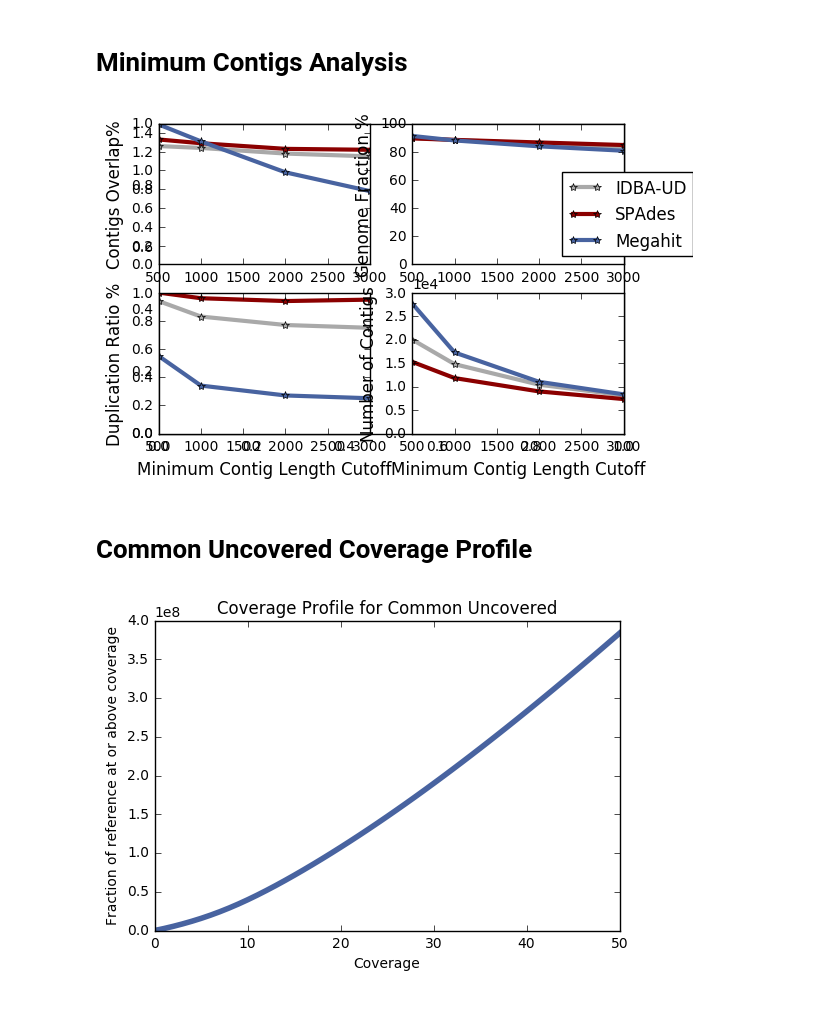
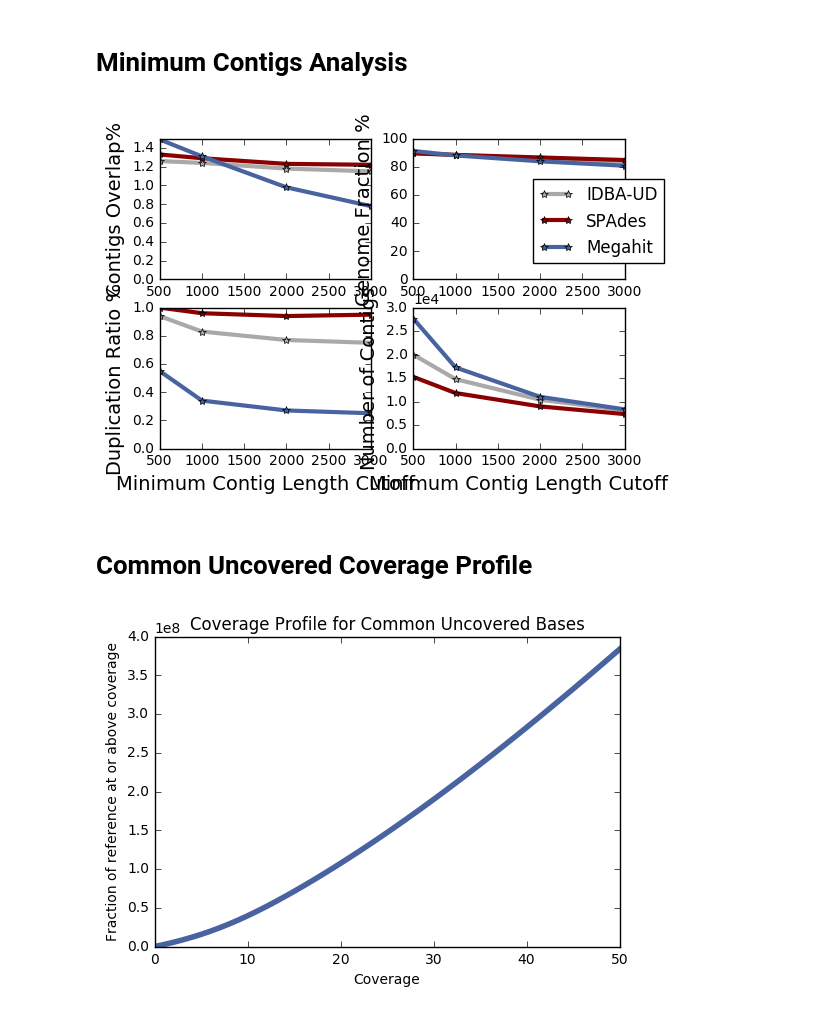
Before and after one commit to dib-lab/2015-metagenome-assembly, a Jupyter notebook: pipeline/figures.ipynb, the cells around one changed output. Drawn from its saved outputs; the diff is of its cells as text; code cells hidden in the pictures.

Commit message:
fix min-contig figure

```diff
--- a/pipeline/figures.ipynb
+++ b/pipeline/figures.ipynb
@@ -100,7 +102,7 @@ plt.show()
 import matplotlib.pyplot as plt
 
 fig3 = plt.figure()
-ax = fig3.add_subplot(111)
+#ax = fig3.add_subplot(111)
 ## the data
 N =4
 
@@ -222,7 +224,7 @@ tl_sqc= ax0.plot(contigs, mc_sqc_ms,color='#8B0000', linestyle='solid', linewidt
 
 tl_mqc= ax0.plot(contigs, mc_mqc_ms,color='#4863A0', linestyle='solid', linewidth=3, label ='Megahit', marker ="*")
 
-plt.ylabel('Contigs Overlap%', fontsize=12)
+plt.ylabel('Contigs Overlap%', fontsize=14)
 plt.ylim(ymax = 1.5, ymin = 0)
 
 
@@ -234,7 +236,7 @@ tl_sqc= ax1.plot(contigs, mc_sqc_gf,color='#8B0000', linestyle='solid', linewidt
 
 tl_mqc= ax1.plot(contigs, mc_mqc_gf,color='#4863A0', linestyle='solid', linewidth=3, label ='Megahit', marker ="*")
 
-plt.ylabel('Genome Fraction %', fontsize=12)
+plt.ylabel('Genome Fraction %', fontsize=14)
 plt.ylim(ymax =100, ymin = 0)
 
 
@@ -247,45 +249,45 @@ tl_sqc= ax2.plot(contigs, mc_sqc_dr,color='#8B0000', linestyle='solid', linewidt
 
 tl_mqc= ax2.plot(contigs, mc_mqc_dr,color='#4863A0', linestyle='solid', linewidth=3, label ='Megahit', marker ="*")
 
-plt.ylabel('Duplication Ratio %', fontsize=12)
+plt.ylabel('Duplication Ratio %', fontsize=14)
 plt.ylim( ymin = 0)
 
 
 
 ax3 = fig3.add_subplot(224)
 
 tl_iqc=ax3.plot(contigs, mc_iqc_nc,color='#A9A9A9', linestyle='solid', linewidth=3, label ='IDBA-UD', marker ="*")
 
 tl_sqc= ax3.plot(contigs, mc_sqc_nc,color='#8B0000', linestyle='solid', linewidth=3, label ='SPAdes', marker ="*")
 
 tl_mqc= ax3.plot(contigs, mc_mqc_nc,color='#4863A0', linestyle='solid', linewidth=3, label ='Megahit', marker ="*")
 ax3.ticklabel_format(style='sci', axis='y', scilimits=(8000,80000))
 
 plt.ylim(ymin = 0)
 
-plt.ylabel('Number of Contigs', fontsize=12)
+plt.ylabel('Number of Contigs', fontsize=14)
 
 
 #pylab.setp(ax1.get_xticklabels(), visible=False)
 #pylab.setp(ax2.get_xticklabels(), visible=False)
 #pylab.setp(ax3.get_xticklabels(), visible=False)
 
 
 #ax3.set_xlabel('Minimum Contig Length Cutoff', fontsize=9)
-ax2.set_xlabel('Minimum Contig Length Cutoff', fontsize=12)
-ax3.set_xlabel('Minimum Contig Length Cutoff', fontsize=12)
+ax2.set_xlabel('Minimum Contig Length Cutoff', fontsize=14)
+ax3.set_xlabel('Minimum Contig Length Cutoff', fontsize=14)
 
 
 #plt.legend(loc=(0.68, 0.60), bbox_to_anchor=(0.95, 0.60),fancybox=True, shadow=True, ncol=1)
 #fig.legend((mc_iqc_dr,mc_sqc_dr, mc_mqc_dr), ('IDBA', 'SPAdes', 'Megahit'),loc = 'upper left', ncol=2, labelspacing=0. )
 ax = gca()
 h, l = ax.get_legend_handles_labels()
-figlegend(h, l,  loc= (0.78, 0.60))
+figlegend(h, l,  loc= (0.75, 0.60))
 plt.show()
-fig3.set_size_inches(18.5, 12)
+fig3.set_size_inches(10, 10)
 fig3.savefig('min-contig-analysis.png')
 # %% [output]
-[figure, old version]
+[figure, new version]
 # %% [markdown]
 # Common Uncovered Coverage Profile
 # %%
@@ -312,7 +314,7 @@ X =cov
 CY = np.cumsum(Y)
 fig4 = plt.figure()
 plt.plot(X, CY,color='#4863A0', linestyle='solid', linewidth=4, label ='Mapping Coverage')
-plt.title('Coverage Profile for Common Uncovered')
+plt.title('Coverage Profile for Common Uncovered Bases')
 #plt.axis(xmax=50.0)
 #plt.axis(ymax=1.0)
 plt.xlabel('Coverage')
@@ -320,4 +322,4 @@ plt.ylabel('Fraction of reference at or above coverage')
 fig4.savefig('CommonUncoveredCoverageProfile.png')
 plt.show()
 # %% [output]
-[figure, old version]
+[figure, new version]
```
Also changed, not shown: parts of 1 cell of this notebook.
